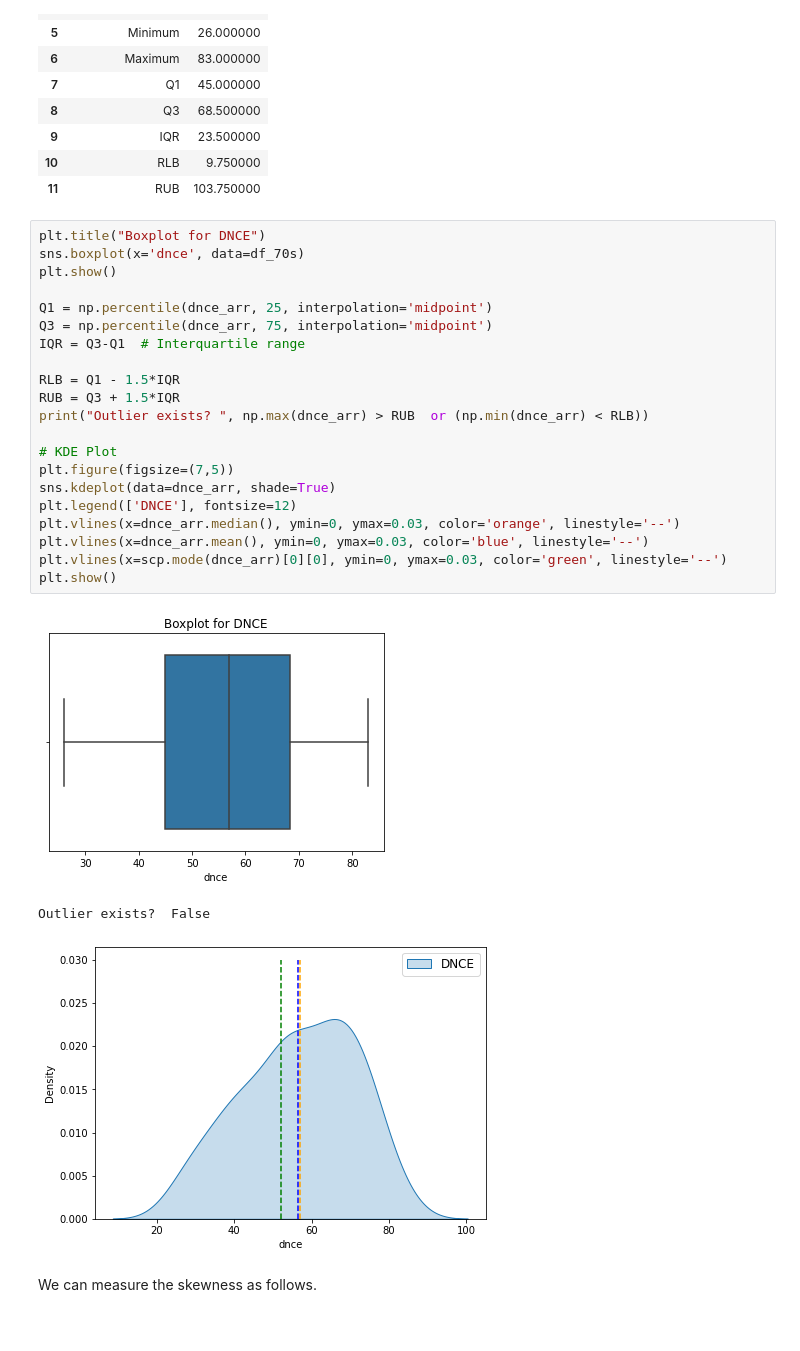
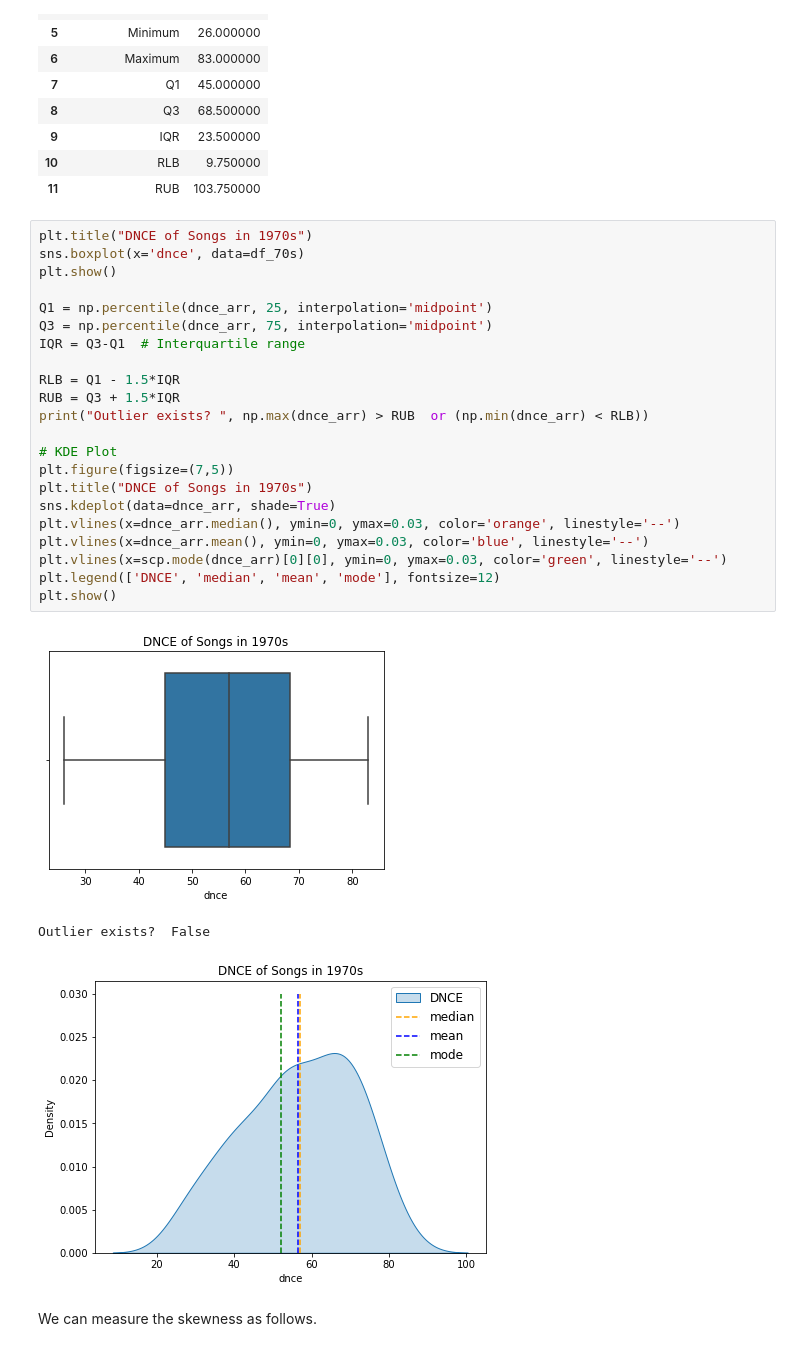
Before and after one commit to whenwe177/aids-final-project, a Jupyter notebook: ipynbs/70s_eda.ipynb, the cells around one changed output. Cells and saved outputs as stored; diff of their text form.

```diff
--- a/ipynbs/70s_eda.ipynb
+++ b/ipynbs/70s_eda.ipynb
@@ -282,30 +283,31 @@ DNCE Description
 | 10 | RLB | 9.750000 |
 | 11 | RUB | 103.750000 |
 # %%
-plt.title("Boxplot for DNCE")
+plt.title("DNCE of Songs in 1970s")
 sns.boxplot(x='dnce', data=df_70s)
 plt.show()
 
 Q1 = np.percentile(dnce_arr, 25, interpolation='midpoint')
 Q3 = np.percentile(dnce_arr, 75, interpolation='midpoint')
 IQR = Q3-Q1  # Interquartile range
 
 RLB = Q1 - 1.5*IQR
 RUB = Q3 + 1.5*IQR
 print("Outlier exists? ", np.max(dnce_arr) > RUB  or (np.min(dnce_arr) < RLB))
 
 # KDE Plot
 plt.figure(figsize=(7,5))
+plt.title("DNCE of Songs in 1970s")
 sns.kdeplot(data=dnce_arr, shade=True)
-plt.legend(['DNCE'], fontsize=12)
 plt.vlines(x=dnce_arr.median(), ymin=0, ymax=0.03, color='orange', linestyle='--')
 plt.vlines(x=dnce_arr.mean(), ymin=0, ymax=0.03, color='blue', linestyle='--')
 plt.vlines(x=scp.mode(dnce_arr)[0][0], ymin=0, ymax=0.03, color='green', linestyle='--')
+plt.legend(['DNCE', 'median', 'mean', 'mode'], fontsize=12)
 plt.show()
 # %% [output]
-[figure, old version]
+[figure, new version]
 Outlier exists?  False
-[figure, old version]
+[figure, new version]
 # %% [markdown]
 We can measure the skewness as follows.
 # %%
```
Also changed, not shown: parts of 24 cells of this notebook.
